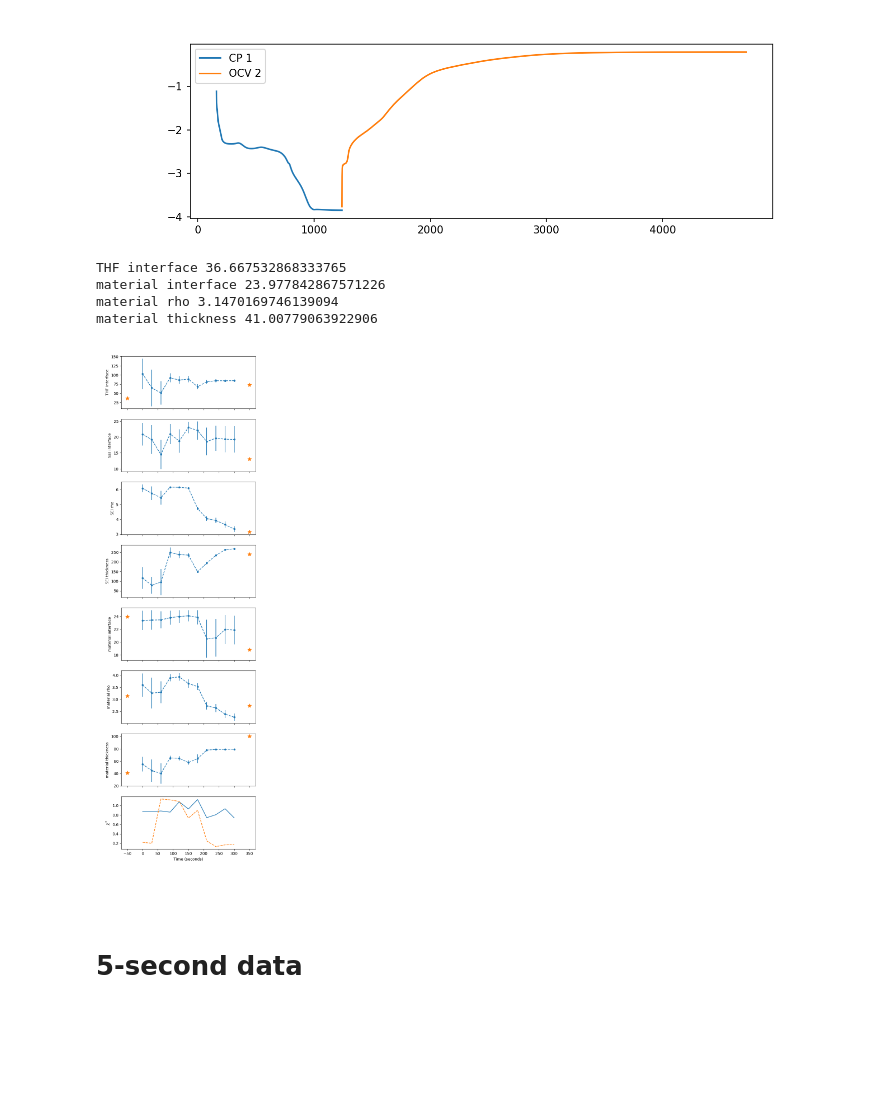
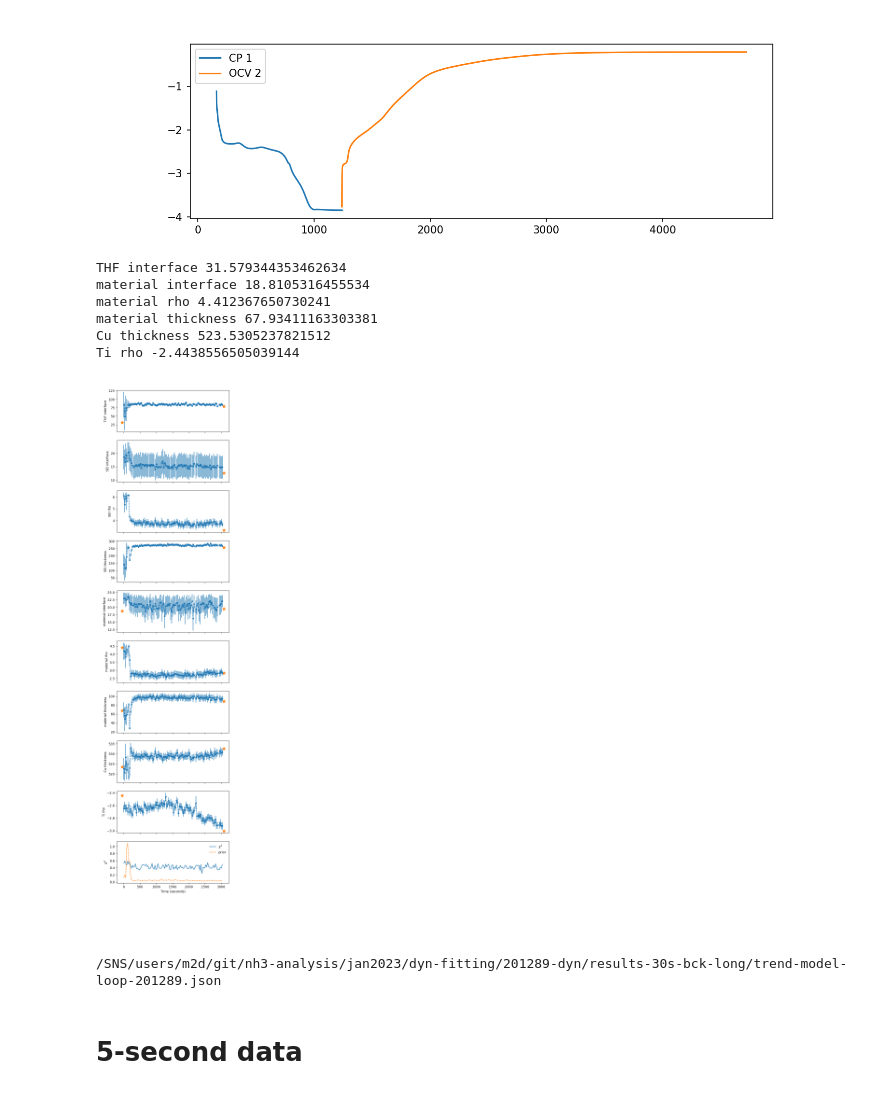
Before and after one commit to mdoucet/nh3-analysis, a Jupyter notebook: jan2023/notebooks/summary-Cu-B.ipynb, the cells around one changed output. Cells and saved outputs as stored; diff of their text form; code cells hidden in the pictures; blank space fills up the shorter version.

```diff
--- a/jan2023/notebooks/summary-Cu-B.ipynb
+++ b/jan2023/notebooks/summary-Cu-B.ipynb
@@ -47,13 +47,15 @@ dyn_model_dir = os.path.expanduser('~/reflectivity_fits/IPTS-29196')
 ar_dir = '/SNS/REF_L/IPTS-29196/shared/autoreduce/'
 
 # Directory with fit results
-fit_dir = os.path.expanduser('~/reflectivity_fits/IPTS-29196')
+#fit_dir = os.path.expanduser('~/reflectivity_fits/IPTS-29196')
 fit_dir = '/SNS/users/m2d/git/nh3-analysis/jan2023/dyn-fitting'
 
 dynamic_run = 201289 # Cycle 1
 
 dyn_data_dir = '/SNS/REF_L/IPTS-29196/shared/dynamic/Cu-B-Expt-6/30s'
-dyn_fit_dir = '/SNS/users/m2d/git/nh3-analysis/jan2023/dyn-fitting/201289-dyn/results-30s-bck'
+dyn_fit_dir = '/SNS/users/m2d/git/nh3-analysis/jan2023/dyn-fitting/201289-dyn/results-30s-bck-long'
+
+model_file = os.path.join(project_dir, 'dyn-fitting', '201290-model.py')
 # %% [markdown]
 ## Summary of 60 Hz data
 # %%
@@ -119,7 +121,13 @@ plt.xscale('log')
 # %%
 importlib.reload(summary_plots)
+print(dyn_data_dir)
 
+# Short timeframe for paper
+last_index = 12
 
-file_list = summary_plots.plot_dyn_data(dynamic_run, 201282, 201290, first_index=0, last_index=12, delta_t=30, model_name='model-loop-201289',
+# Long timeframe
+last_index = 100
+
+file_list = summary_plots.plot_dyn_data(dynamic_run, 201282, 201290, first_index=0, last_index=last_index, delta_t=30, model_name='model-loop-201289',
                             fit_dir=fit_dir, ar_dir=ar_dir, dyn_data_dir=dyn_data_dir, dyn_fit_dir=dyn_fit_dir)
 # %% [output]
@@ -205,31 +223,36 @@ plt.legend()
 # %%
 importlib.reload(summary_plots)
 
-summary_plots.trend_data(file_list[:-1], 201282, 201290,
+summary_plots.trend_data(file_list, 201282, 201290,
                          fit_dir=fit_dir, dyn_data_dir=dyn_data_dir, dyn_fit_dir=dyn_fit_dir,
                          model_name='model-loop-201289', model_file=model_file, add_plot=0)
 
 if False:
     offset = 0
     ax = plt.subplot(10, 1, 10)
     plt.plot(ec_cp1[0]+offset, ec_cp1[1], label='CP 1')
 
     imax = 800
 
     plt.plot(ec_ocv2[0][:imax]+offset, ec_ocv2[1][:imax], label='OCV 2')
     plt.xlabel('seconds')
     plt.ylabel('Potential')
 # %% [output]
-THF interface 36.667532868333765
-material interface 23.977842867571226
-material rho 3.1470169746139094
-material thickness 41.00779063922906
+THF interface 31.579344353462634
+material interface 18.8105316455534
+material rho 4.412367650730241
+material thickness 67.93411163303381
+Cu thickness 523.5305237821512
+Ti rho -2.4438556505039144
-[figure, old version]
+[figure, new version]
 # %%
 importlib.reload(summary_plots)
 
 trend_file = os.path.join(dyn_fit_dir, 'trend-model-loop-201289.json')
+print(trend_file)
 summary_plots.write_md_table(trend_file)
+# %% [output]
+/SNS/users/m2d/git/nh3-analysis/jan2023/dyn-fitting/201289-dyn/results-30s-bck-long/trend-model-loop-201289.json
 # %% [markdown]
 # 5-second data
 # %% [markdown]
```
Also changed, not shown: parts of 7 cells of this notebook, 11 other files.
